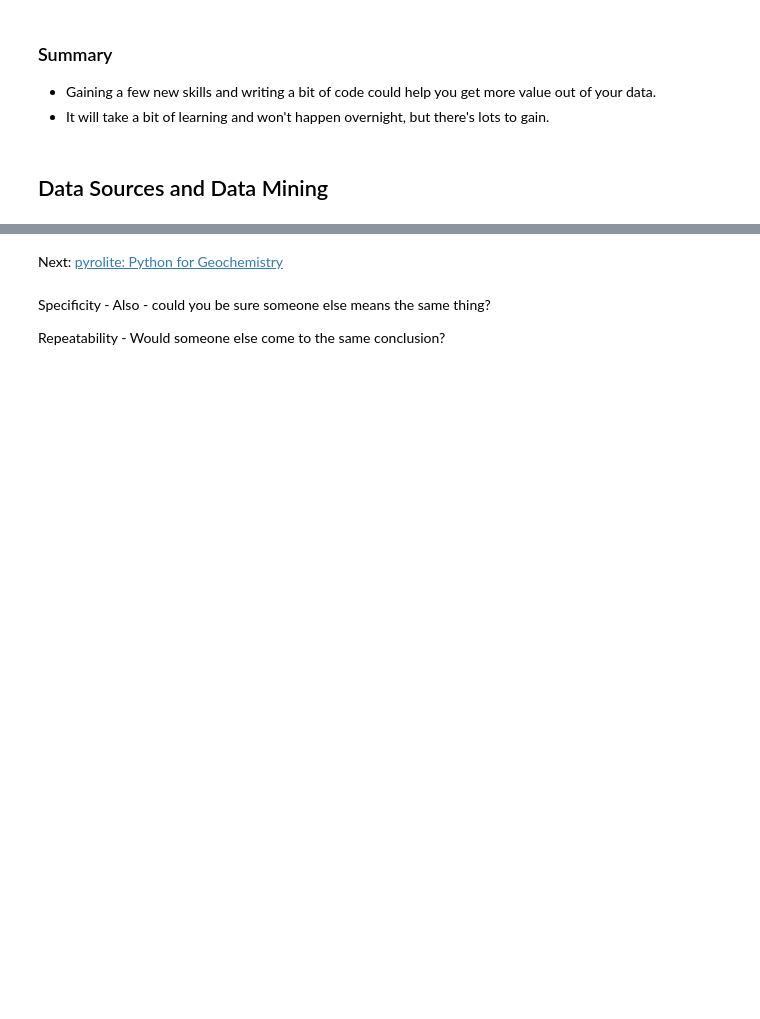
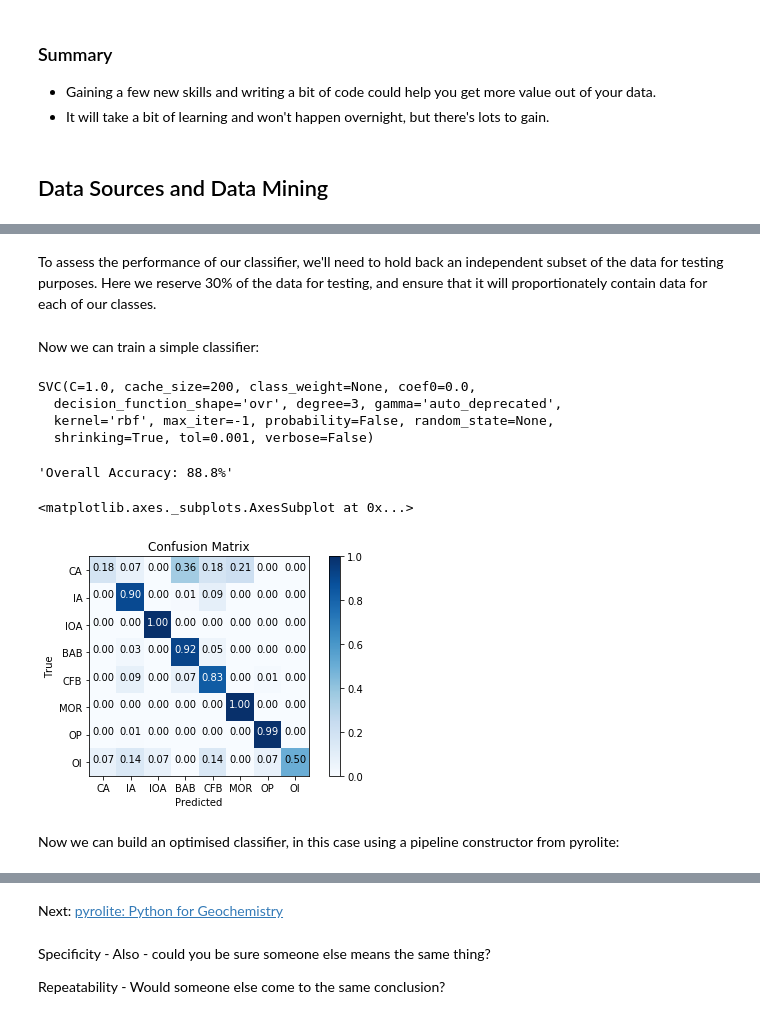
Before and after one commit to morganjwilliams/geochem4nickel, a Jupyter notebook: notebooks/1.1_Introduction.ipynb, the cells around one changed output, grey strips where cells are left out. Cells and saved outputs as stored; diff of their text form; code cells hidden in the pictures; blank space fills up the shorter version.

```diff
--- a/notebooks/1.1_Introduction.ipynb
+++ b/notebooks/1.1_Introduction.ipynb
@@ -148,0 +193,29 @@ Using open source software, and adopting open science practices:
+# %%
+X, y = df.loc[:, abundances + isotopes], df["Class"]
+# %%
+scaler = StandardScaler()
+X_ = scaler.fit_transform(X)
+# %% [markdown]
+To assess the performance of our classifier, we'll need to hold back an independent subset of the data for testing purposes. Here we reserve 30% of the data for testing, and ensure that it will proportionately contain data for each of our classes.
+# %%
+X_train, X_test, y_train, y_test = train_test_split(X_, y, stratify=y, test_size=0.3)
+# %% [markdown]
+Now we can train a simple classifier:
+# %%
+clf = SVC()
+clf.fit(X_train, y_train)
+# %% [output]
+SVC(C=1.0, cache_size=200, class_weight=None, coef0=0.0,
+  decision_function_shape='ovr', degree=3, gamma='auto_deprecated',
+  kernel='rbf', max_iter=-1, probability=False, random_state=None,
+  shrinking=True, tol=0.001, verbose=False)
+# %%
+svcscore = clf.score(X_test, y_test)
+"Overall Accuracy: {:.1f}%".format(svcscore * 100)
+# %% [output]
+'Overall Accuracy: 88.8%'
+# %%
+plot_confusion_matrix(clf, X_test, y_test, normalize=True, classes=classes)
+# %% [output]
+<matplotlib.axes._subplots.AxesSubplot at 0x...>
+[figure, added]
@@ -148,0 +234,2 @@ Using open source software, and adopting open science practices:
+# %% [markdown]
+Now we can build an optimised classifier, in this case using a pipeline constructor from pyrolite:
```
Also changed, not shown: parts of 21 cells of this notebook, 13 other files.
